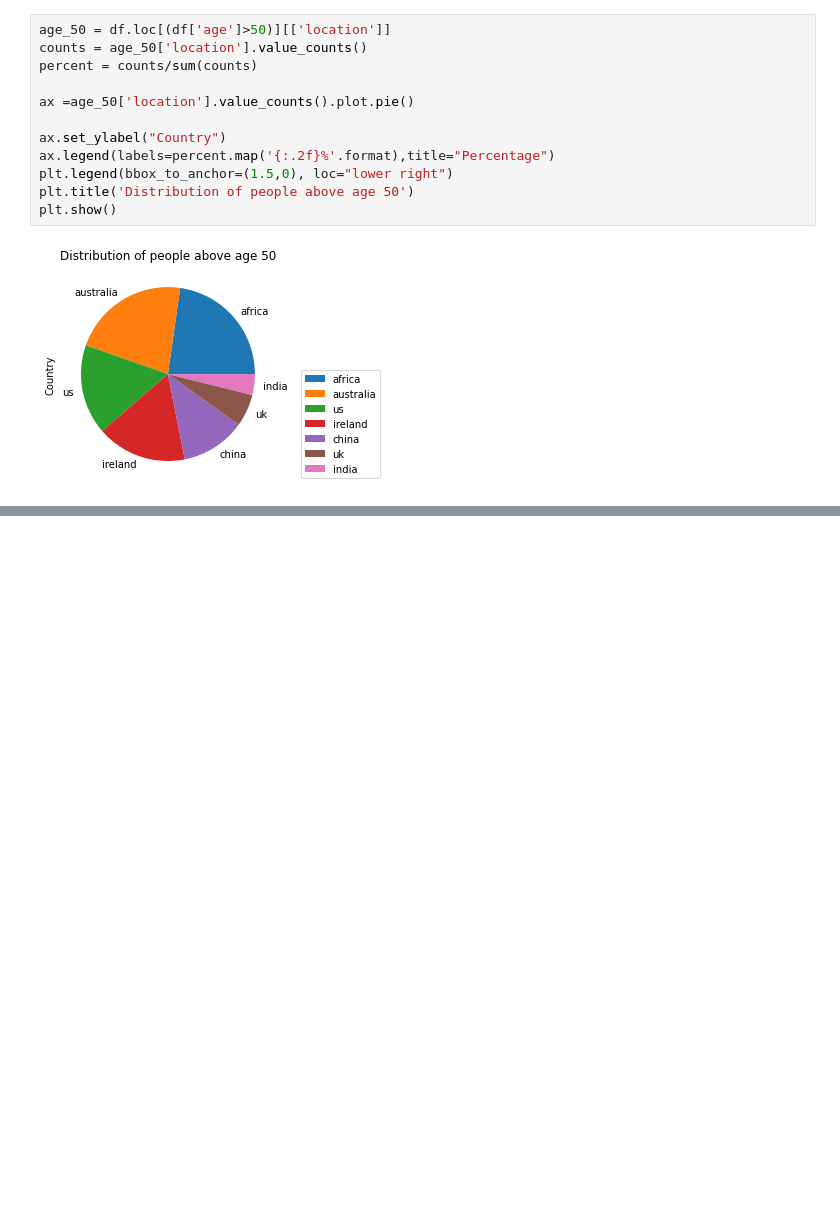
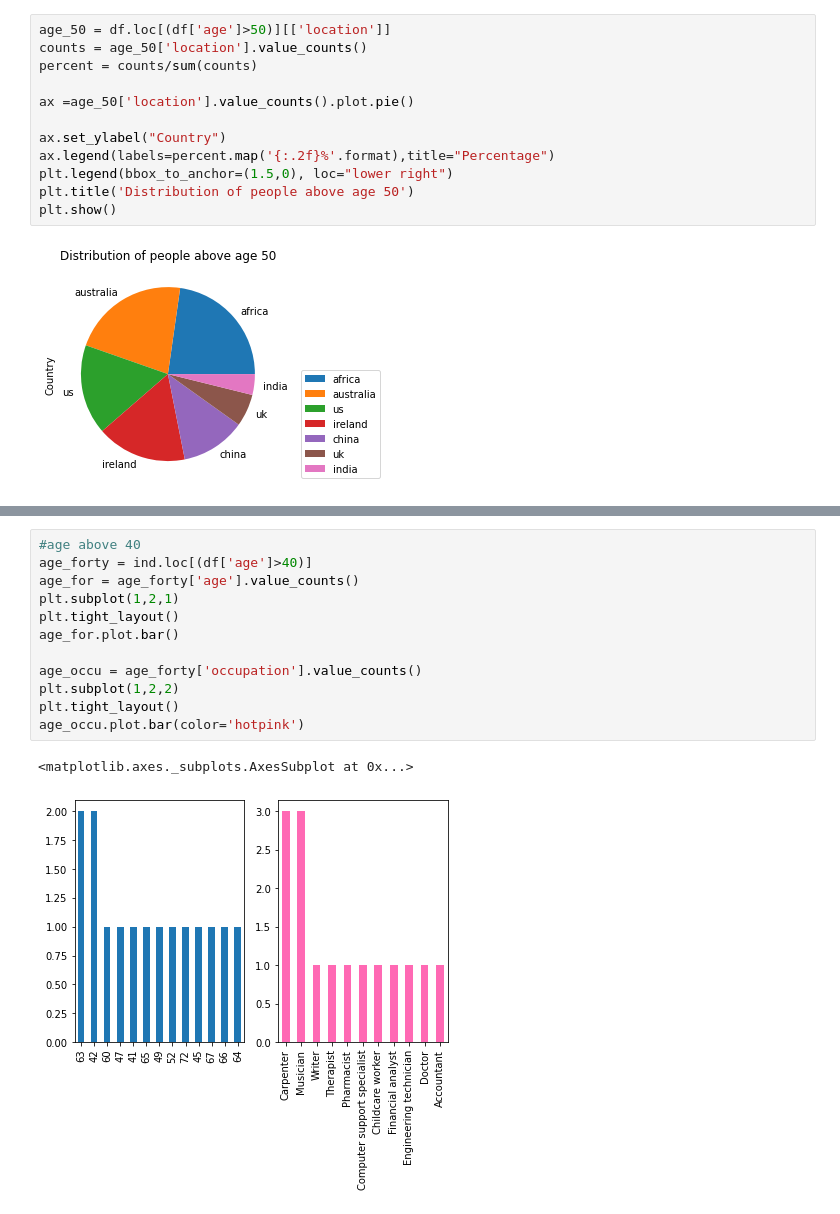
Before and after one commit to Pogeyann/python, a Jupyter notebook: matplotlib_practice.ipynb, the cells around one changed output, grey strips where cells are left out. Drawn from its saved outputs; the diff is of its cells as text; blank space fills up the shorter version.

```diff
--- a/matplotlib_practice.ipynb
+++ b/matplotlib_practice.ipynb
@@ -127,0 +171,15 @@ df3.tick_params(axis='both',labelsize=9)
+# %%
+#age above 40
+age_forty = ind.loc[(df['age']>40)]
+age_for = age_forty['age'].value_counts()
+plt.subplot(1,2,1)
+plt.tight_layout()
+age_for.plot.bar()
+
+age_occu = age_forty['occupation'].value_counts()
+plt.subplot(1,2,2)
+plt.tight_layout()
+age_occu.plot.bar(color='hotpink')
+# %% [output]
+<matplotlib.axes._subplots.AxesSubplot at 0x...>
+[figure, added]
```
Also changed, not shown: parts of 5 cells of this notebook.
